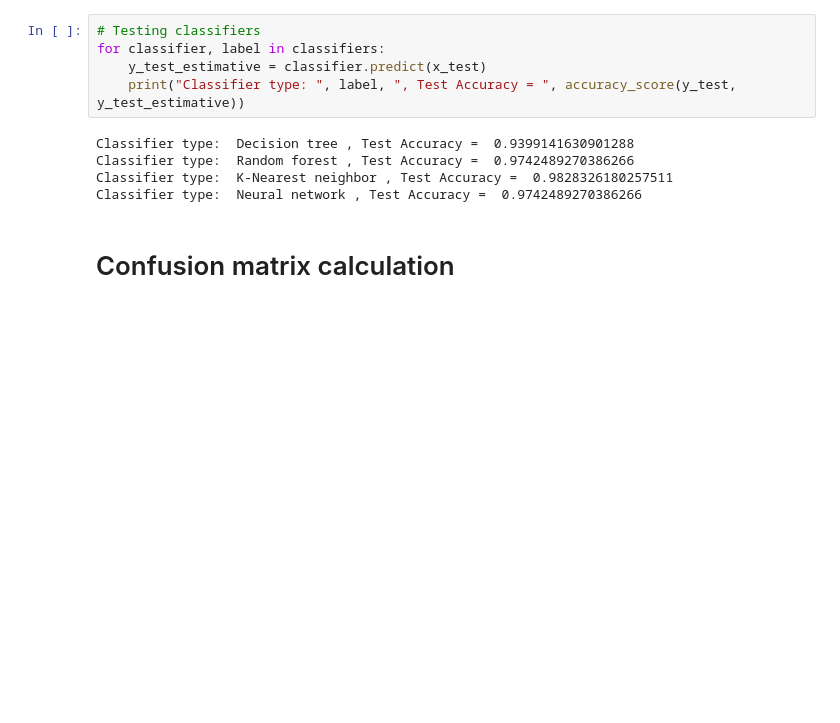
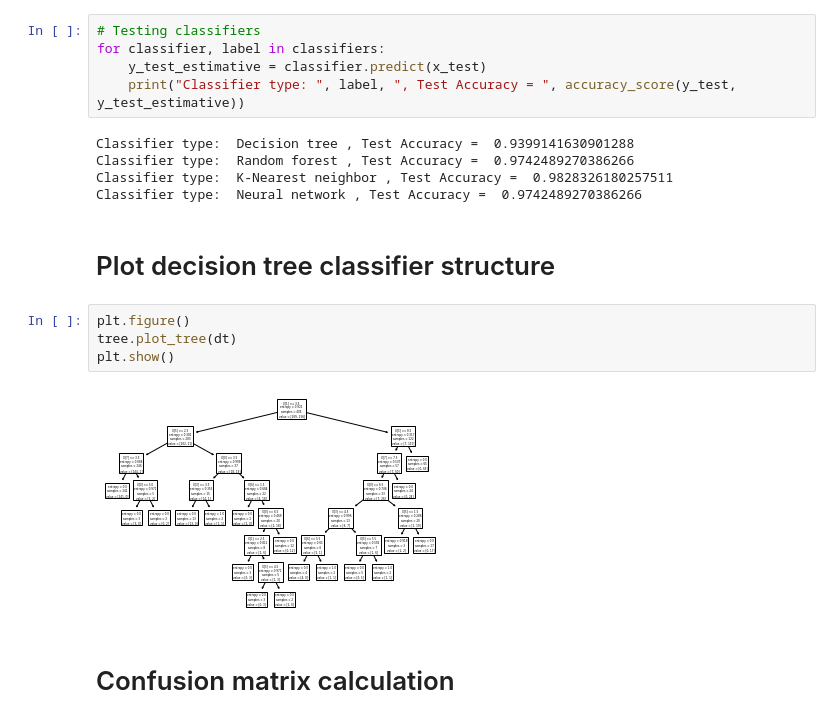
Before and after one commit to cleversonahum/breast_cancer_diagnosis, a Jupyter notebook: notebook/dt_classifier_breast_cancer.ipynb, the cells around one changed output. Drawn from its saved outputs; the diff is of its cells as text; blank space fills up the shorter version.

Commit message:
Plot decision tree structure
I've used plot_tree function to generate a plot with the decision tree
structure.

```diff
--- a/notebook/dt_classifier_breast_cancer.ipynb
+++ b/notebook/dt_classifier_breast_cancer.ipynb
@@ -289,6 +289,14 @@ Classifier type:  Decision tree , Test Accuracy =  0.9399141630901288
 Classifier type:  Random forest , Test Accuracy =  0.9742489270386266
 Classifier type:  K-Nearest neighbor , Test Accuracy =  0.9828326180257511
 Classifier type:  Neural network , Test Accuracy =  0.9742489270386266
+# %% [markdown]
+# Plot decision tree classifier structure
+# %%
+plt.figure()
+tree.plot_tree(dt)
+plt.show()
+# %% [output]
+[figure, added]
 # %% [markdown]
 # Confusion matrix calculation
 # %%
```
Also changed, not shown: parts of 1 cell of this notebook.
